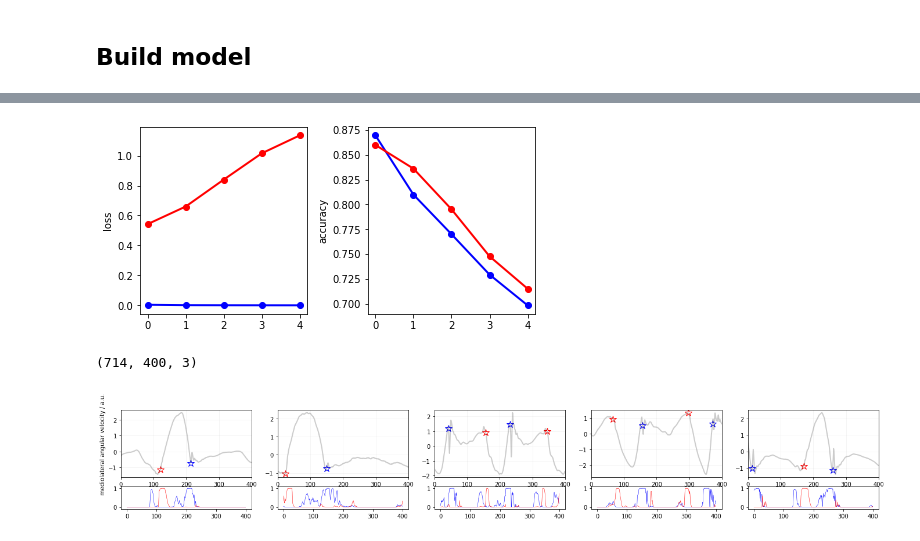
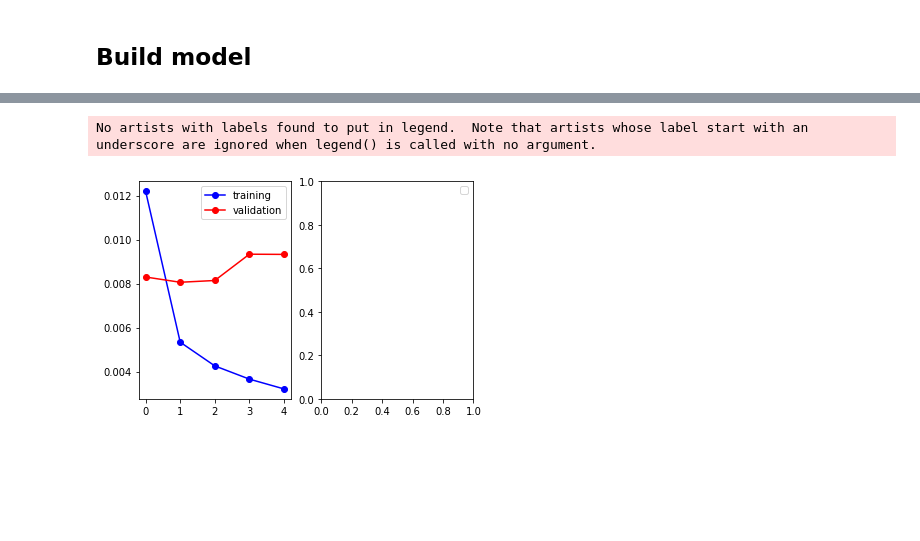
Before and after one commit to rmndrs89/my-gait-events-tcn, a Jupyter notebook: keepcontrol_example.ipynb, the cells around one changed output, grey strips where cells are left out. Saved outputs shown, nothing was run; the diff lists cells and outputs as text; code cells hidden in the pictures; blank space fills up the shorter version.

```diff
--- a/keepcontrol_example.ipynb
+++ b/keepcontrol_example.ipynb
@@ -60,18 +67,15 @@ for m in range(val_labels.shape[-1]):
 # %% [markdown]
 ## Explore the data
 # %%
+np.random.seed(123)
 num_examples = 5
 indx_random = np.random.choice(train_data.shape[0], num_examples, replace=False)
 cm = 1/2.54
-fig, axs = plt.subplots(1, num_examples, figsize=(2*29.7*cm, 8*cm), sharey=True)
+fig, axs = plt.subplots(1, num_examples, figsize=(64*cm, 16*cm), sharey=True)
 for (i, indx) in enumerate(indx_random):
-    if CLASSIFICATION_TASK == "events":
-        axs[i].plot(np.argwhere(train_targets[indx][:,0]==2)[:,0], train_data[indx][np.argwhere(train_targets[indx][:,0]==2)[:,0],5], ls="none", marker="*", mfc="none", mec="r", ms=12)
-        axs[i].plot(np.argwhere(train_targets[indx][:,0]==1)[:,0], train_data[indx][np.argwhere(train_targets[indx][:,0]==1)[:,0],5], ls="none", marker="*", mfc="none", mec="b", ms=12)
-    else:
-        axs[i].fill_between(np.arange(train_labels[indx].shape[0]), train_labels[indx][:,0]*max(train_data[indx][:,5]), color=(0, 1, 0), alpha=0.1, edgecolor='none')
-        axs[i].fill_between(np.arange(train_labels[indx].shape[0]), train_labels[indx][:,0]*min(train_data[indx][:,5]), color=(0, 1, 0), alpha=0.1, edgecolor='none')
     axs[i].plot(train_data[indx][:,5], color=(0, 0, 0), alpha=0.2, lw=2)
+    axs[i].plot(np.argwhere(train_labels[indx][:,0]==1)[:,0], train_data[indx][np.argwhere(train_labels[indx][:,0]==1)[:,0],5], ls="none", marker="o", mfc="none", mec=(1, 0, 0), ms=10)
+    axs[i].plot(np.argwhere(train_labels[indx][:,1]==1)[:,0], train_data[indx][np.argwhere(train_labels[indx][:,1]==1)[:,0],5], ls="none", marker="s", mfc="none", mec=(1, 0, 0), ms=10)
     axs[i].xaxis.set_minor_locator(plt.MultipleLocator(10))
     axs[i].yaxis.set_minor_locator(plt.MultipleLocator(0.25))
     axs[i].grid(True, which="minor", ls=":", color=(0, 0, 0), alpha=0.05)
@@ -114,5 +91,5 @@ def make_model(input_shape, classification_task="events"):
 # %%
-tcn_model = make_model(train_data.shape[1:], classification_task=CLASSIFICATION_TASK)
+tcn_model = get_base_model(input_shape=train_data.shape[1:], num_classes=train_labels.shape[-1])
 tcn_model.summary()
 # %% [output]
 Model: "tcn_model"
@@ -151,12 +112,9 @@ print(weights.shape)
+# %%
+train_targets, val_targets = {}, {}
+for i in range(train_labels.shape[-1]):
+    train_targets[f"outputs_{i+1}"] = np.expand_dims(train_labels[:,:,i], axis=-1)
+    val_targets[f"outputs_{i+1}"] = np.expand_dims(val_labels[:,:,i], axis=-1)
 # %%
-history = tcn_model.fit(
-    x=train_data,
-    y=train_targets,
-    epochs=5,
-    batch_size=32,
-    validation_data=(val_data, val_targets),
-    shuffle=True,
-    sample_weight=weights
-)
+history = tcn_model.fit(x=train_data, y=train_targets, batch_size=32, epochs=5, validation_data=(val_data, val_targets), shuffle=True)
 # %% [output]
 Epoch 1/5
@@ -195,44 +130,14 @@ history.history
 # %%
-cm = 1/2.54
-fig, axs = plt.subplots(1, 2, figsize=(16*cm, 8*cm))
-axs[0].plot(history.history["loss"], 'bo-', lw=2, label="training")
-axs[0].plot(history.history["val_loss"], 'ro-', lw=2, label="validation")
-axs[0].set_ylabel("loss")
-axs[1].plot(history.history["categorical_accuracy"], 'bo-', lw=2, label="training")
-axs[1].plot(history.history["val_categorical_accuracy"], 'ro-', lw=2, label="validation")
-axs[1].set_ylabel("accuracy")
-plt.tight_layout()
+fig, axs = plt.subplots(1, 2)
+axs[0].plot(history.history["loss"], 'bo-', label="training")
+axs[0].plot(history.history["val_loss"], 'ro-', label="validation")
+axs[0].legend()
+# axs[1].plot(h.history["binary_accuracy"], 'bo-', label="training")
+# axs[1].plot(h.history["val_binary_accuracy"], 'ro-', label="validation")
+axs[1].legend()
 plt.show()
 # %% [output]
+No artists with labels found to put in legend.  Note that artists whose label start with an underscore are ignored when legend() is called with no argument.
-[figure, old version]
+[figure, new version]
 # %%
 predictions = tcn_model.predict(val_data)
-# %%
-predictions.shape
-# %% [output]
-(714, 400, 3)
-# %%
-num_examples = 5
-indx_random = np.random.choice(val_data.shape[0], num_examples, replace=False)
-cm = 1/2.54
-fig, axs = plt.subplots(2, num_examples, figsize=(2*29.7*cm, 8*cm), gridspec_kw={'height_ratios': [3, 1]})
-for (i, indx) in enumerate(indx_random):
-    if CLASSIFICATION_TASK == "events":
-        axs[0][i].plot(np.argwhere(val_targets[indx][:,0]==2)[:,0], val_data[indx][np.argwhere(val_targets[indx][:,0]==2)[:,0],5], ls="none", marker="*", mfc="none", mec="r", ms=12)
-        axs[0][i].plot(np.argwhere(val_targets[indx][:,0]==1)[:,0], val_data[indx][np.argwhere(val_targets[indx][:,0]==1)[:,0],5], ls="none", marker="*", mfc="none", mec="b", ms=12)
-        axs[1][i].plot(predictions[indx][:,1], ls="-", c=(0, 0, 1), lw=0.5)
-        axs[1][i].plot(predictions[indx][:,2], ls="-", c=(1, 0, 0), lw=0.5)
-        axs[1][i].set_ylim((-0.1, 1.1))
-        axs[1][i].set_yticks((0., 1.))
-    else:
-        axs[0][i].fill_between(np.arange(val_labels[indx].shape[0]), val_labels[indx][:,0]*max(val_data[indx][:,5]), color=(0, 1, 0), alpha=0.1, edgecolor='none')
-        axs[0][i].fill_between(np.arange(val_labels[indx].shape[0]), val_labels[indx][:,0]*min(val_data[indx][:,5]), color=(0, 1, 0), alpha=0.1, edgecolor='none')
-    axs[0][i].plot(val_data[indx][:,5], color=(0, 0, 0), alpha=0.2, lw=2)
-    axs[0][i].grid(True, which="minor", ls=":", color=(0, 0, 0), alpha=0.05)
-    axs[0][i].grid(True, which="major", color=(0, 0, 0), alpha=0.05)
-    axs[0][i].set_xlim((0, val_data[indx].shape[0]))
-axs[0][0].set_ylabel("mediolateral angular velocity / a.u.")
-axs[0][num_examples//2].set_xlabel("time / samples")
-plt.show()
-# %% [output]
-[figure, removed]
```
Also changed, not shown: parts of 39 cells of this notebook, 5 other files.
